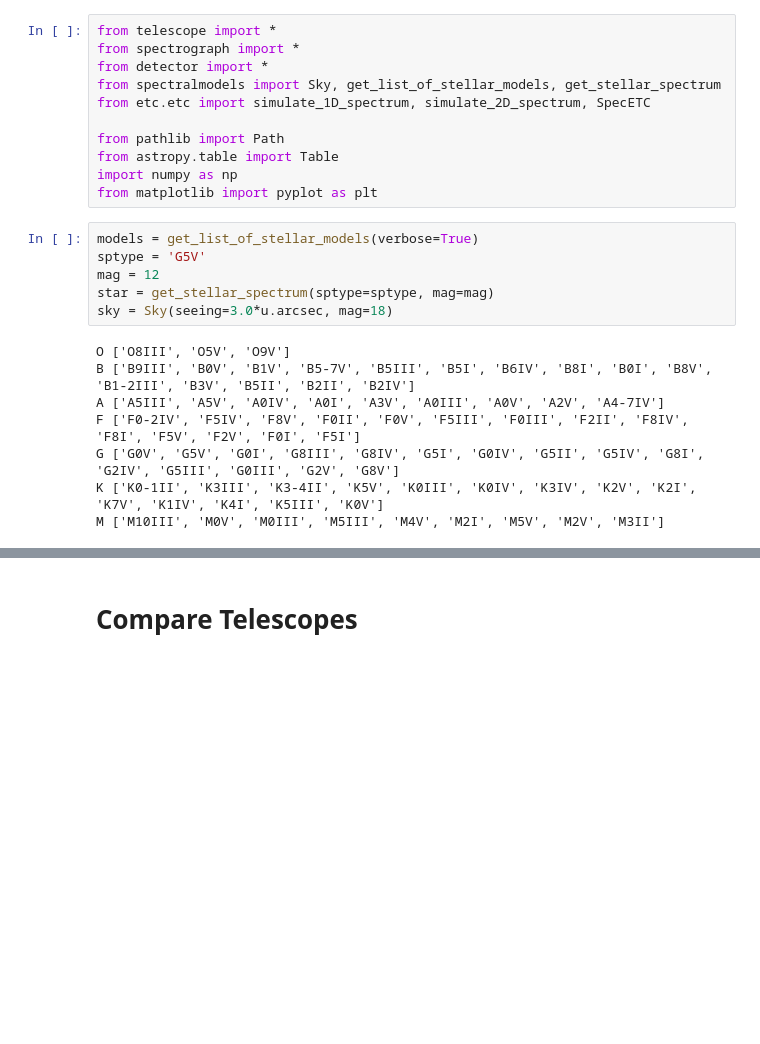
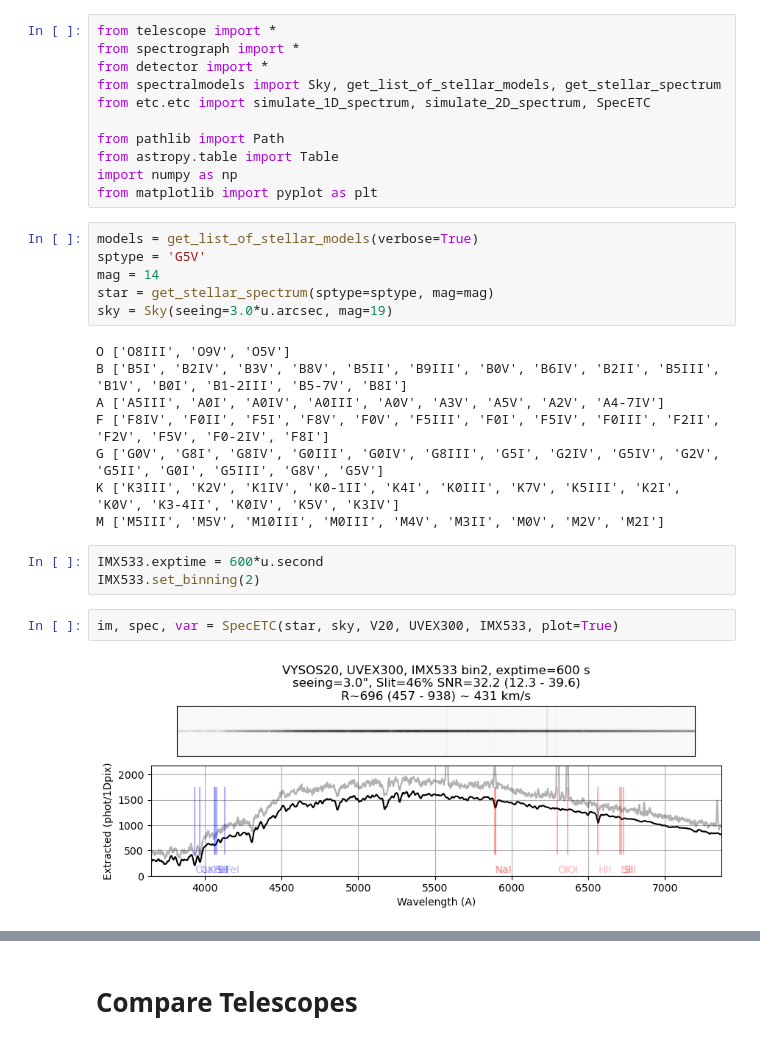
Before and after one commit to joshwalawender/SpecETC, a Jupyter notebook: Sandbox.ipynb, the cells around one changed output, grey strips where cells are left out. Saved outputs shown, nothing was run; the diff lists cells and outputs as text; blank space fills up the shorter version.

```diff
--- a/Sandbox.ipynb
+++ b/Sandbox.ipynb
@@ -12,15 +12,22 @@ from matplotlib import pyplot as plt
 # %%
 models = get_list_of_stellar_models(verbose=True)
 sptype = 'G5V'
-mag = 12
+mag = 14
 star = get_stellar_spectrum(sptype=sptype, mag=mag)
-sky = Sky(seeing=3.0*u.arcsec, mag=18)
+sky = Sky(seeing=3.0*u.arcsec, mag=19)
 # %% [output]
-O ['O8III', 'O5V', 'O9V']
-B ['B9III', 'B0V', 'B1V', 'B5-7V', 'B5III', 'B5I', 'B6IV', 'B8I', 'B0I', 'B8V', 'B1-2III', 'B3V', 'B5II', 'B2II', 'B2IV']
-A ['A5III', 'A5V', 'A0IV', 'A0I', 'A3V', 'A0III', 'A0V', 'A2V', 'A4-7IV']
-F ['F0-2IV', 'F5IV', 'F8V', 'F0II', 'F0V', 'F5III', 'F0III', 'F2II', 'F8IV', 'F8I', 'F5V', 'F2V', 'F0I', 'F5I']
-G ['G0V', 'G5V', 'G0I', 'G8III', 'G8IV', 'G5I', 'G0IV', 'G5II', 'G5IV', 'G8I', 'G2IV', 'G5III', 'G0III', 'G2V', 'G8V']
-K ['K0-1II', 'K3III', 'K3-4II', 'K5V', 'K0III', 'K0IV', 'K3IV', 'K2V', 'K2I', 'K7V', 'K1IV', 'K4I', 'K5III', 'K0V']
-M ['M10III', 'M0V', 'M0III', 'M5III', 'M4V', 'M2I', 'M5V', 'M2V', 'M3II']
+O ['O8III', 'O9V', 'O5V']
+B ['B5I', 'B2IV', 'B3V', 'B8V', 'B5II', 'B9III', 'B0V', 'B6IV', 'B2II', 'B5III', 'B1V', 'B0I', 'B1-2III', 'B5-7V', 'B8I']
+A ['A5III', 'A0I', 'A0IV', 'A0III', 'A0V', 'A3V', 'A5V', 'A2V', 'A4-7IV']
+F ['F8IV', 'F0II', 'F5I', 'F8V', 'F0V', 'F5III', 'F0I', 'F5IV', 'F0III', 'F2II', 'F2V', 'F5V', 'F0-2IV', 'F8I']
+G ['G0V', 'G8I', 'G8IV', 'G0III', 'G0IV', 'G8III', 'G5I', 'G2IV', 'G5IV', 'G2V', 'G5II', 'G0I', 'G5III', 'G8V', 'G5V']
+K ['K3III', 'K2V', 'K1IV', 'K0-1II', 'K4I', 'K0III', 'K7V', 'K5III', 'K2I', 'K0V', 'K3-4II', 'K0IV', 'K5V', 'K3IV']
+M ['M5III', 'M5V', 'M10III', 'M0III', 'M4V', 'M3II', 'M0V', 'M2V', 'M2I']
+# %%
+IMX533.exptime = 600*u.second
+IMX533.set_binning(2)
+# %%
+im, spec, var = SpecETC(star, sky, V20, UVEX300, IMX533, plot=True)
+# %% [output]
+[figure, added]
 # %%
```
Also changed, not shown: parts of 8 cells of this notebook.
